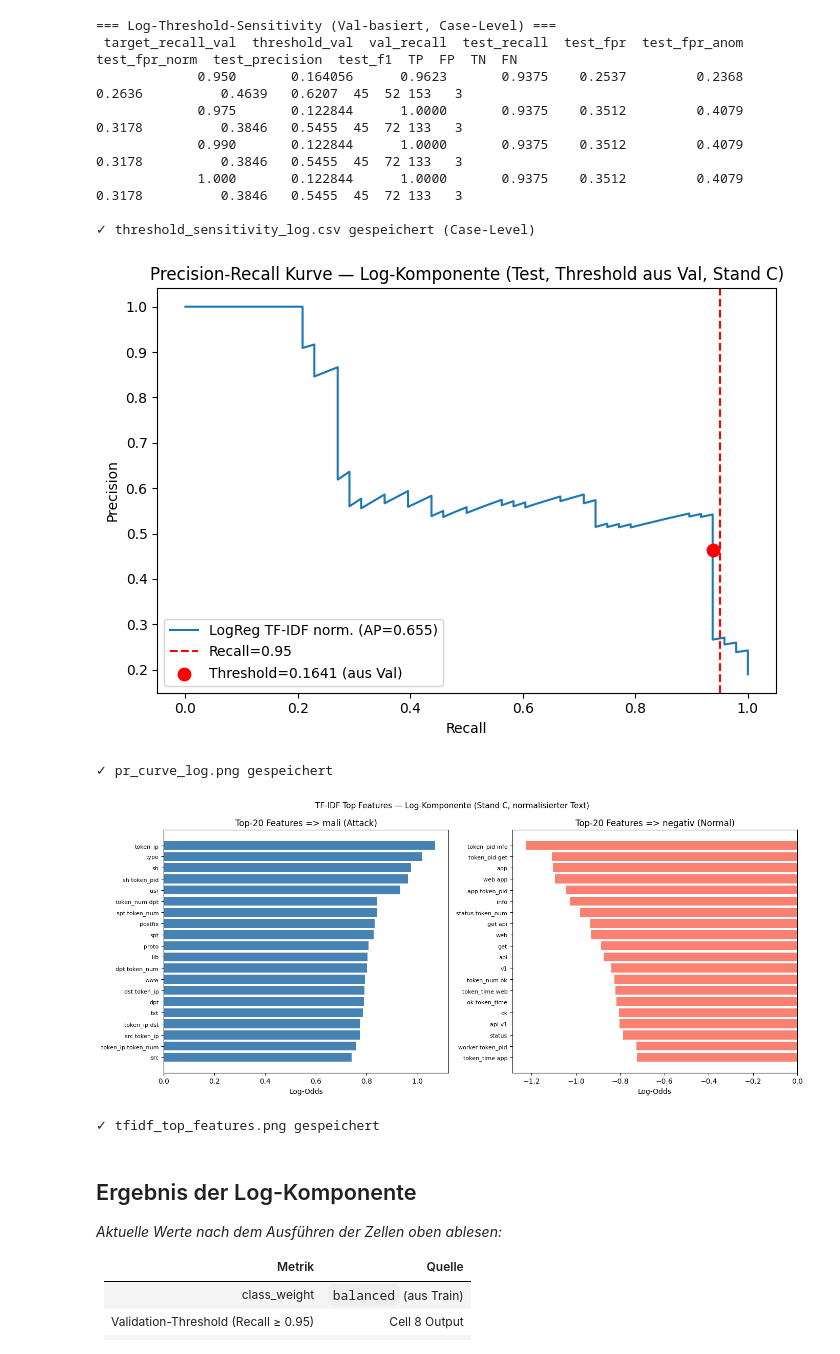
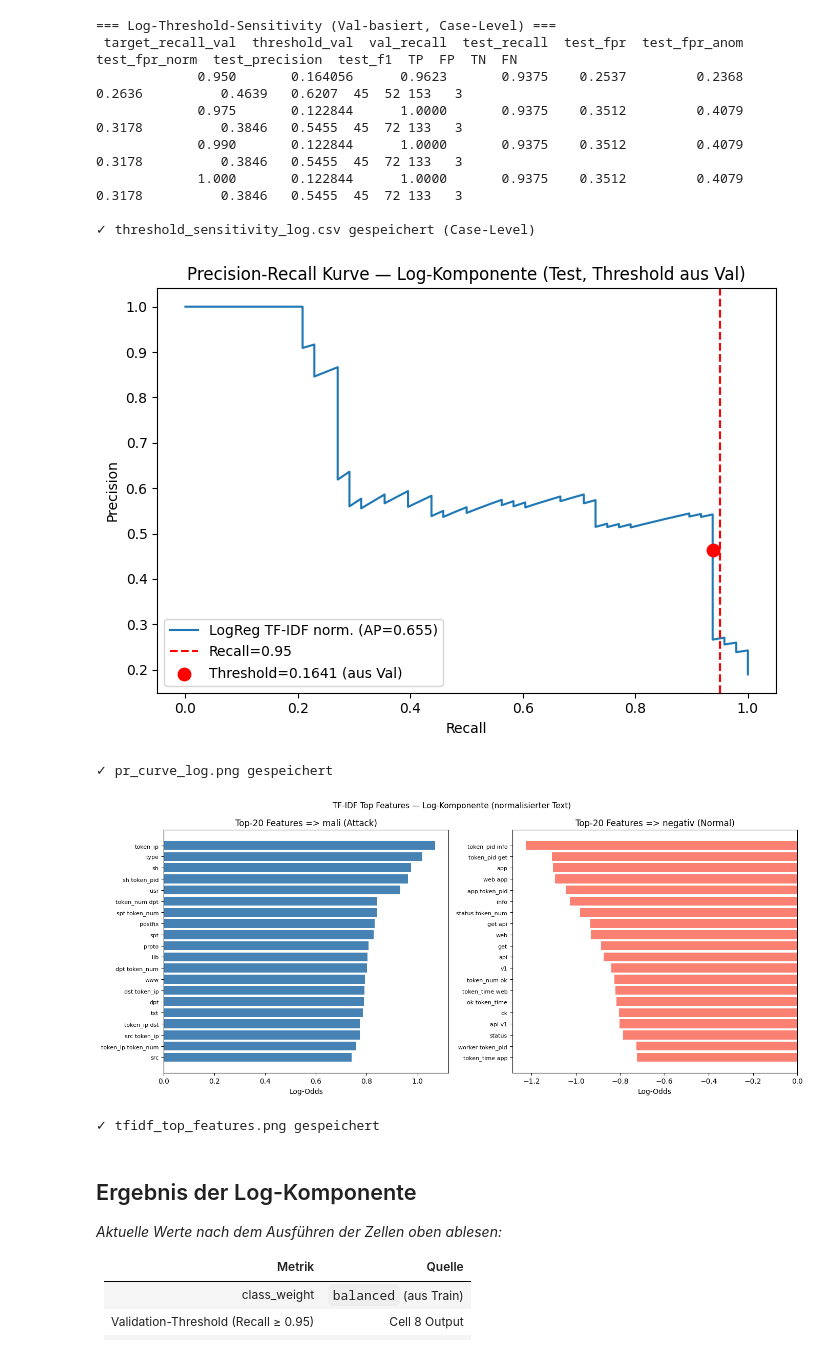
Before and after one commit to Nirosh04/bachelorarbeit-cloudanobench, a Jupyter notebook: notebooks/03_log_component.ipynb, the cells around one changed output. Cells and saved outputs as stored; diff of their text form; code cells hidden in the pictures.

Commit message:
Interne Standbezeichnungen aus Abbildungen und Artefakten entfernen

```diff
--- a/notebooks/03_log_component.ipynb
+++ b/notebooks/03_log_component.ipynb
@@ -482,7 +482,7 @@ ax.scatter([recall_test], [prec_test], color='red', zorder=5, s=80,
            label=f'Threshold={best_threshold_val:.4f} (aus Val)')
 ax.set_xlabel('Recall')
 ax.set_ylabel('Precision')
-ax.set_title('Precision-Recall Kurve — Log-Komponente (Test, Threshold aus Val, Stand C)')
+ax.set_title('Precision-Recall Kurve — Log-Komponente (Test, Threshold aus Val)')
 ax.legend()
 plt.tight_layout()
 plt.savefig(os.path.join(docs_path, "pr_curve_log.png"), dpi=150)
@@ -490,37 +490,37 @@ plt.show()
 print("\u2713 pr_curve_log.png gespeichert")
 
 # TF-IDF Top-Features (Log-Odds der Logistic Regression)
 feature_names = np.array(vectorizer.get_feature_names_out())
 log_odds = log_reg.coef_[0]
 top_k = 20
 
 top_pos_idx = np.argsort(log_odds)[-top_k:][::-1]
 top_neg_idx = np.argsort(log_odds)[:top_k]
 
 fig, axes = plt.subplots(1, 2, figsize=(14, 6))
 axes[0].barh(range(top_k), log_odds[top_pos_idx], color='steelblue')
 axes[0].set_yticks(range(top_k))
 axes[0].set_yticklabels(feature_names[top_pos_idx], fontsize=8)
 axes[0].invert_yaxis()
 axes[0].set_title('Top-20 Features => mali (Attack)')
 axes[0].set_xlabel('Log-Odds')
 
 axes[1].barh(range(top_k), log_odds[top_neg_idx], color='salmon')
 axes[1].set_yticks(range(top_k))
 axes[1].set_yticklabels(feature_names[top_neg_idx], fontsize=8)
 axes[1].invert_yaxis()
 axes[1].set_title('Top-20 Features => negativ (Normal)')
 axes[1].set_xlabel('Log-Odds')
 
-plt.suptitle('TF-IDF Top Features — Log-Komponente (Stand C, normalisierter Text)', fontsize=11)
+plt.suptitle('TF-IDF Top Features — Log-Komponente (normalisierter Text)', fontsize=11)
 plt.tight_layout()
 plt.savefig(os.path.join(docs_path, "tfidf_top_features.png"), dpi=150, bbox_inches='tight')
 plt.show()
 print("\u2713 tfidf_top_features.png gespeichert")
 # %% [output]
-[figure, old version]
+[figure, new version]
 ✓ pr_curve_log.png gespeichert
-[figure, old version]
+[figure, new version]
 ✓ tfidf_top_features.png gespeichert
 # %% [markdown]
 ## Ergebnis der Log-Komponente
```
Also changed, not shown: 8 other files.
